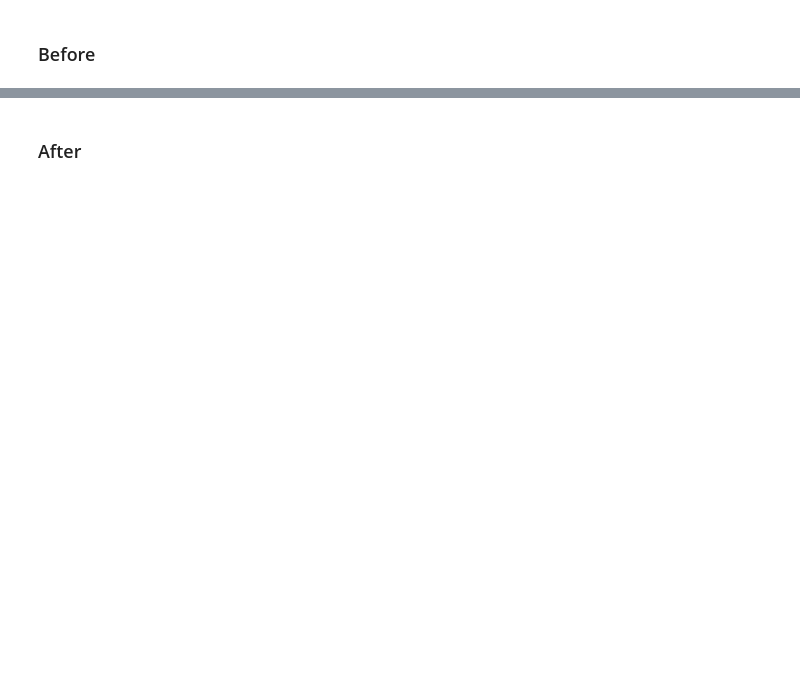
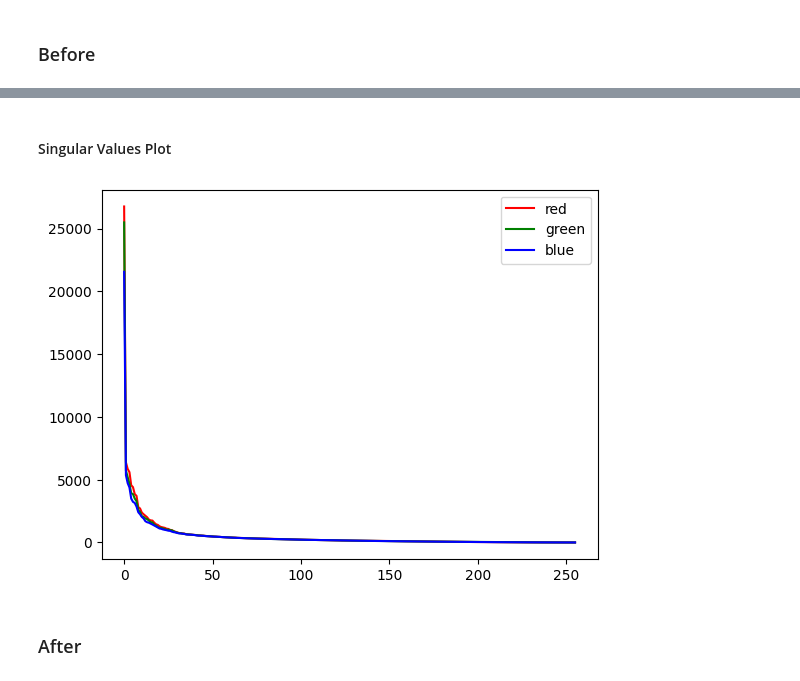
Before and after one commit to Jupiterian/ML-Learning-Portfolio, a Jupyter notebook: Linear Algebra/SVD_Image_Compressor.ipynb, the cells around one changed output, grey strips where cells are left out. Saved outputs shown, nothing was run; the diff lists cells and outputs as text; code cells hidden in the pictures; blank space fills up the shorter version.

Commit message:
Bugged full code

```diff
--- a/Linear Algebra/SVD_Image_Compressor.ipynb
+++ b/Linear Algebra/SVD_Image_Compressor.ipynb
@@ -39,0 +44,32 @@ plt.show()
+# %%
+# get pixels
+all_pixels = list(img.getdata())
+red = [pixel[0] for pixel in all_pixels]
+green = [pixel[1] for pixel in all_pixels]
+blue = [pixel[2] for pixel in all_pixels]
+red = np.array(red)
+green = np.array(green)
+blue = np.array(blue)
+red = red.reshape([256, 256])
+blue = blue.reshape([256, 256])
+green = green.reshape([256, 256])
+# %% [markdown]
+#### Singular Values Plot
+# %%
+U1, s1, Vh1 = np.linalg.svd(red, full_matrices=True)
+U2, s2, Vh2 = np.linalg.svd(green, full_matrices=True)
+U3, s3, Vh3 = np.linalg.svd(blue, full_matrices=True)
+
+s1M = np.diag(s1)
+s2M = np.diag(s2)
+s3M = np.diag(s3)
+
+fig, ax = plt.subplots()
+ax.plot(s1, color="red", label="red")
+ax.plot(s2, color="green", label="green")
+ax.plot(s3, color="blue", label="blue")
+ax.legend()
+plt.show()
+# As you can see the singular values start to drop off in value quite drastically. If a singular value is very small, the corresponding vector hardly contributes to the overall image.
+# %% [output]
+[figure, added]
```
Also changed, not shown: parts of 11 cells of this notebook.
